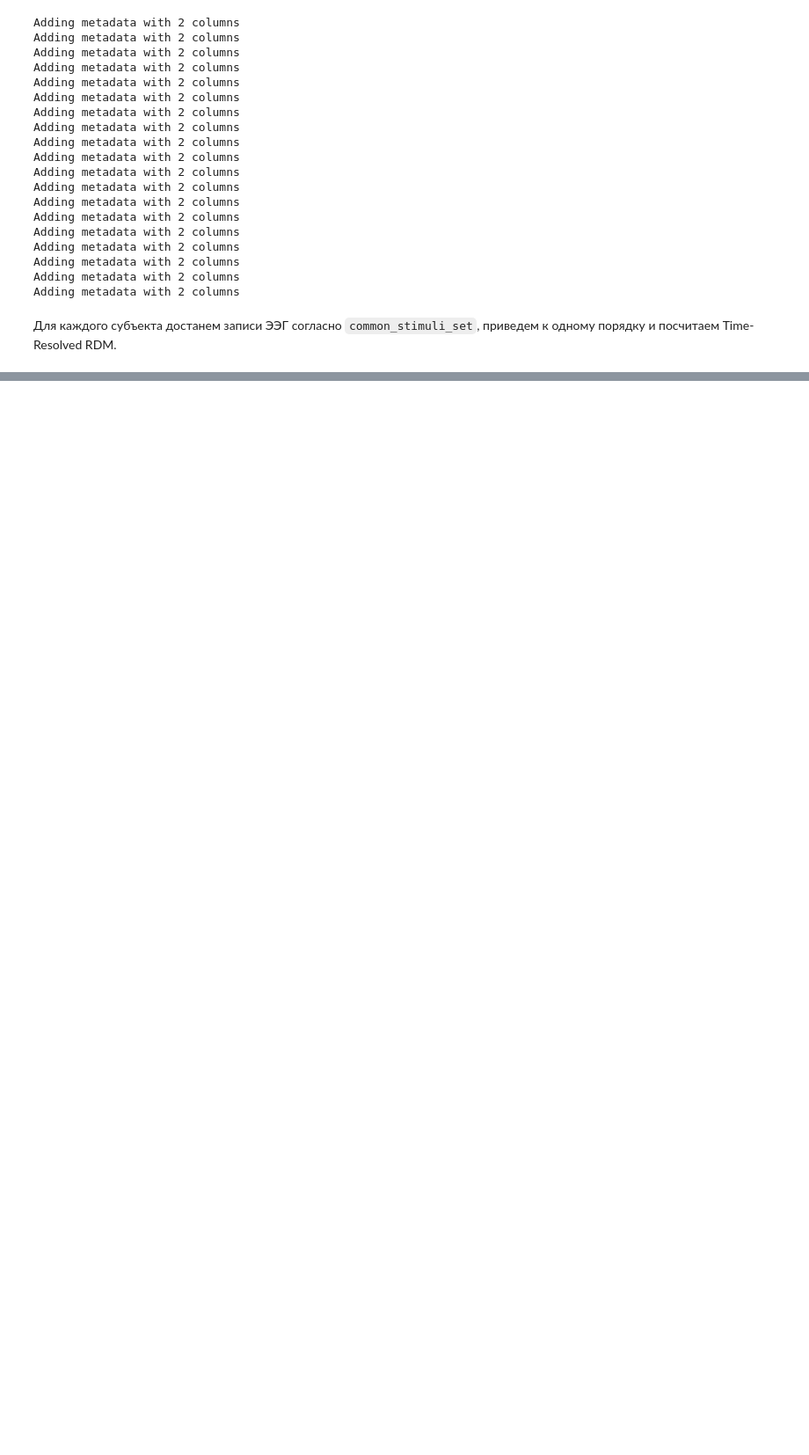
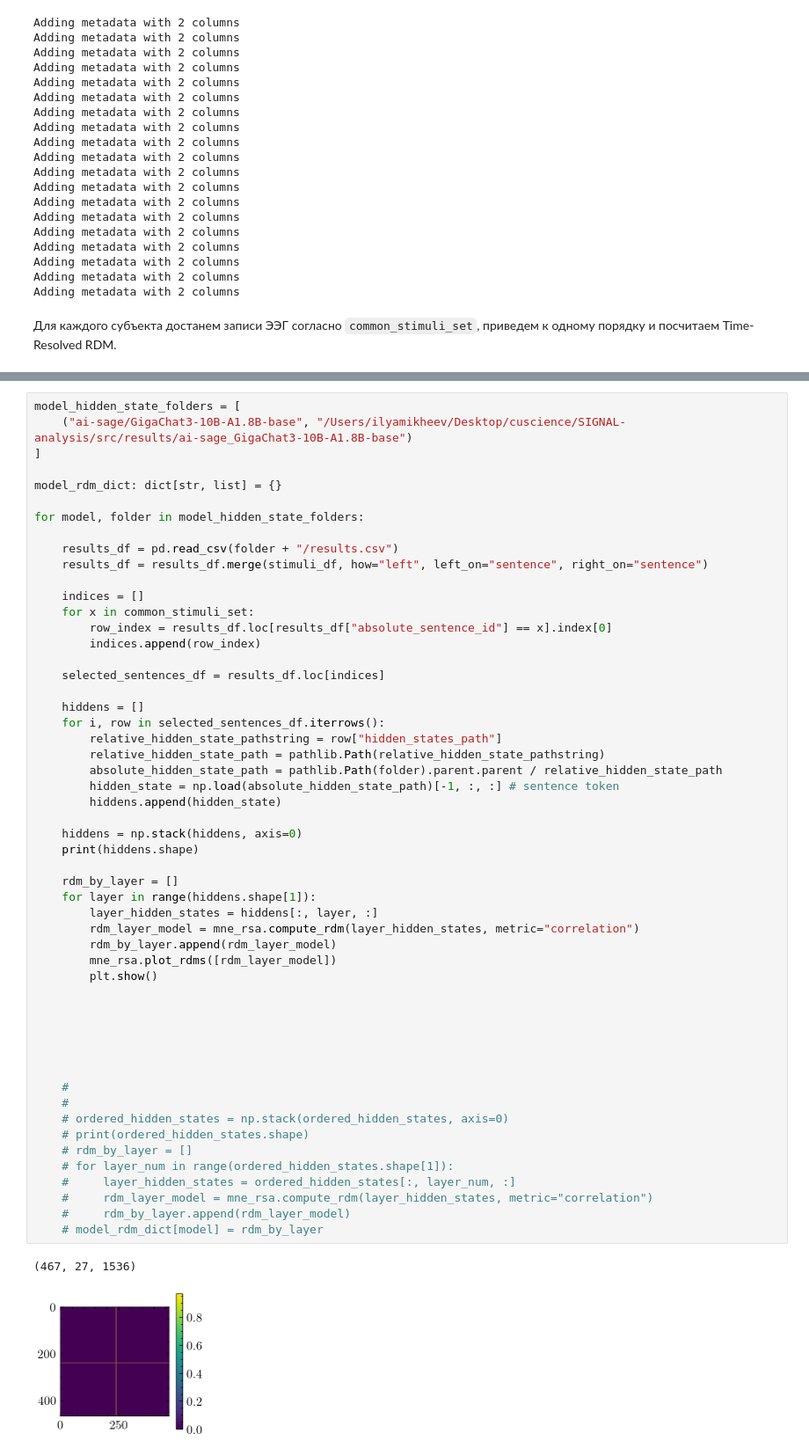
Before and after one commit to mikheevshow/SIGNAL-analysis, a Jupyter notebook: notebooks/classic_rsa.ipynb, the cells around one changed output, grey strips where cells are left out. Shown at 88% size. Cells and saved outputs as stored; diff of their text form; blank space fills up the shorter version.

```diff
--- a/notebooks/classic_rsa.ipynb
+++ b/notebooks/classic_rsa.ipynb
@@ -612,0 +611,56 @@ print(mne_rsa.__version__)
+# %%
+model_hidden_state_folders = [
+    ("ai-sage/GigaChat3-10B-A1.8B-base", "/Users/ilyamikheev/Desktop/cuscience/SIGNAL-analysis/src/results/ai-sage_GigaChat3-10B-A1.8B-base")
+]
+
+model_rdm_dict: dict[str, list] = {}
+
+for model, folder in model_hidden_state_folders:
+
+    results_df = pd.read_csv(folder + "/results.csv")
+    results_df = results_df.merge(stimuli_df, how="left", left_on="sentence", right_on="sentence")
+
+    indices = []
+    for x in common_stimuli_set:
+        row_index = results_df.loc[results_df["absolute_sentence_id"] == x].index[0]
+        indices.append(row_index)
+
+    selected_sentences_df = results_df.loc[indices]
+
+    hiddens = []
+    for i, row in selected_sentences_df.iterrows():
+        relative_hidden_state_pathstring = row["hidden_states_path"]
+        relative_hidden_state_path = pathlib.Path(relative_hidden_state_pathstring)
+        absolute_hidden_state_path = pathlib.Path(folder).parent.parent / relative_hidden_state_path
+        hidden_state = np.load(absolute_hidden_state_path)[-1, :, :] # sentence token
+        hiddens.append(hidden_state)
+
+    hiddens = np.stack(hiddens, axis=0)
+    print(hiddens.shape)
+
+    rdm_by_layer = []
+    for layer in range(hiddens.shape[1]):
+        layer_hidden_states = hiddens[:, layer, :]
+        rdm_layer_model = mne_rsa.compute_rdm(layer_hidden_states, metric="correlation")
+        rdm_by_layer.append(rdm_layer_model)
+        mne_rsa.plot_rdms([rdm_layer_model])
+        plt.show()
+
+
+
+
+
+
+    #
+    #
+    # ordered_hidden_states = np.stack(ordered_hidden_states, axis=0)
+    # print(ordered_hidden_states.shape)
+    # rdm_by_layer = []
+    # for layer_num in range(ordered_hidden_states.shape[1]):
+    #     layer_hidden_states = ordered_hidden_states[:, layer_num, :]
+    #     rdm_layer_model = mne_rsa.compute_rdm(layer_hidden_states, metric="correlation")
+    #     rdm_by_layer.append(rdm_layer_model)
+    # model_rdm_dict[model] = rdm_by_layer
+# %% [output]
+(467, 27, 1536)
+[figure, added]
```
Also changed, not shown: parts of 12 cells of this notebook, 7 other files.
